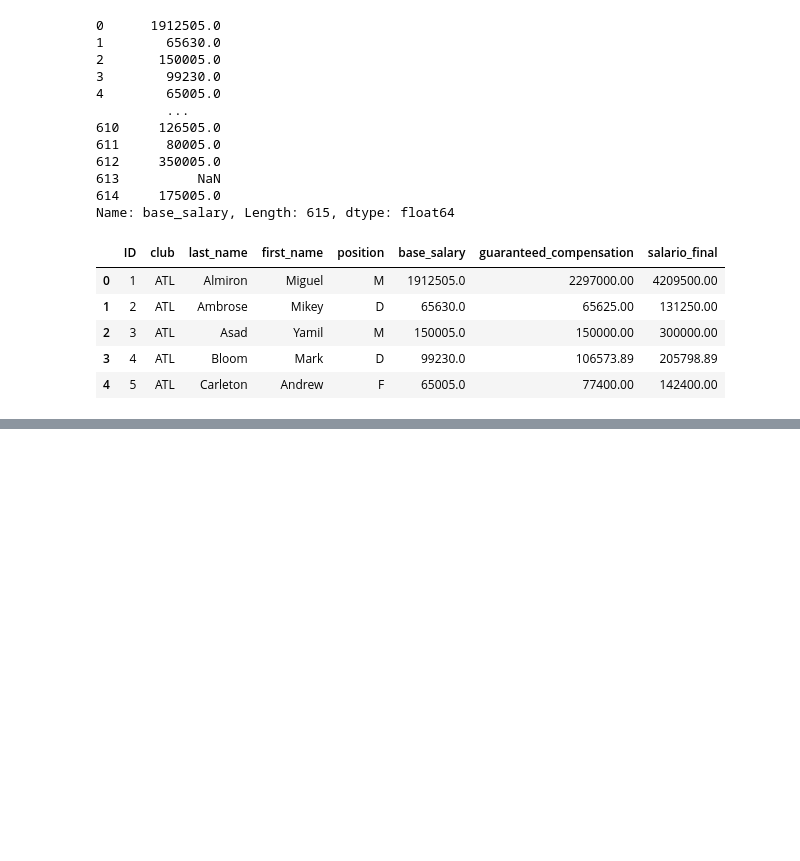
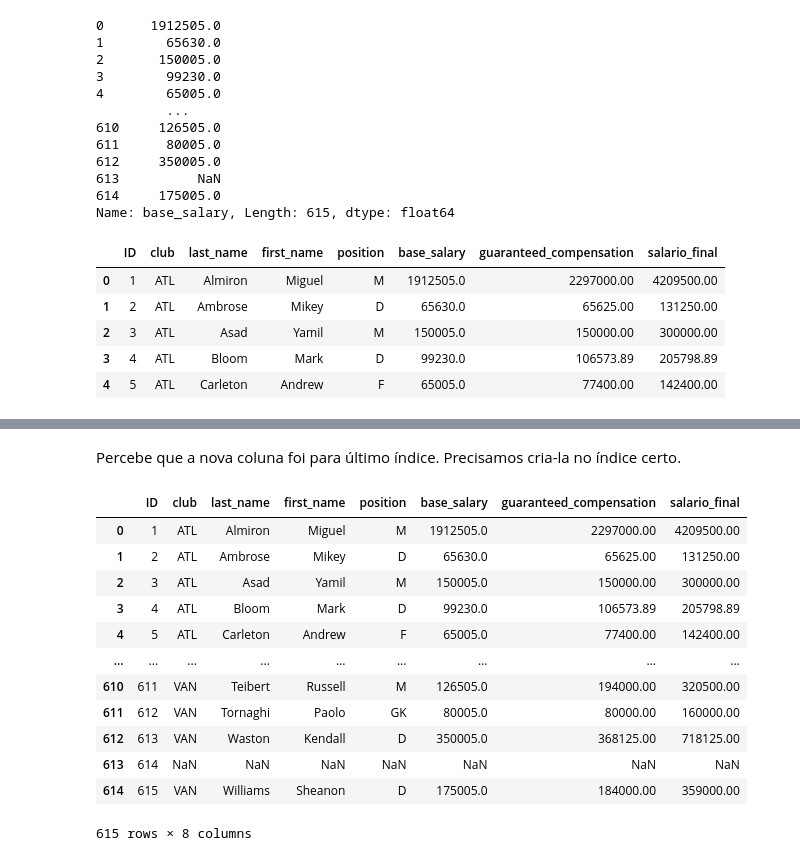
Before and after one commit to EduardoBran/Python_-_Estrutura-de-Dados-com-Pandas, a Jupyter notebook: 3.Adicao_de_Colunas_Com_e_Sem_Broadcasting.ipynb, the cells around one changed output, grey strips where cells are left out. Drawn from its saved outputs; the diff is of its cells as text; code cells hidden in the pictures; blank space fills up the shorter version.

Commit message:
adicao de colunas e indices - com broadcasting

```diff
--- a/3.Adicao_de_Colunas_Com_e_Sem_Broadcasting.ipynb
+++ b/3.Adicao_de_Colunas_Com_e_Sem_Broadcasting.ipynb
@@ -107,0 +122,19 @@ df.head()
+# %% [markdown]
+Percebe que a nova coluna foi para último índice. Precisamos cria-la no índice certo.
+# %%
+# Apagando coluna (chamando drop)  -  desta forma não apaga no df original.
+df.drop(columns = ['base_salary_eur'])
+# %% [output]
+|  | ID | club | last_name | first_name | position | base_salary | guaranteed_compensation | salario_final |
+| 0 | 1 | ATL | Almiron | Miguel | M | 1912505.0 | 2297000.00 | 4209500.00 |
+| 1 | 2 | ATL | Ambrose | Mikey | D | 65630.0 | 65625.00 | 131250.00 |
+| 2 | 3 | ATL | Asad | Yamil | M | 150005.0 | 150000.00 | 300000.00 |
+| 3 | 4 | ATL | Bloom | Mark | D | 99230.0 | 106573.89 | 205798.89 |
+| 4 | 5 | ATL | Carleton | Andrew | F | 65005.0 | 77400.00 | 142400.00 |
+| ... | ... | ... | ... | ... | ... | ... | ... | ... |
+| 610 | 611 | VAN | Teibert | Russell | M | 126505.0 | 194000.00 | 320500.00 |
+| 611 | 612 | VAN | Tornaghi | Paolo | GK | 80005.0 | 80000.00 | 160000.00 |
+| 612 | 613 | VAN | Waston | Kendall | D | 350005.0 | 368125.00 | 718125.00 |
+| 613 | 614 | NaN | NaN | NaN | NaN | NaN | NaN | NaN |
+| 614 | 615 | VAN | Williams | Sheanon | D | 175005.0 | 184000.00 | 359000.00 |
+615 rows × 8 columns
```
Also changed, not shown: parts of 14 cells of this notebook.
